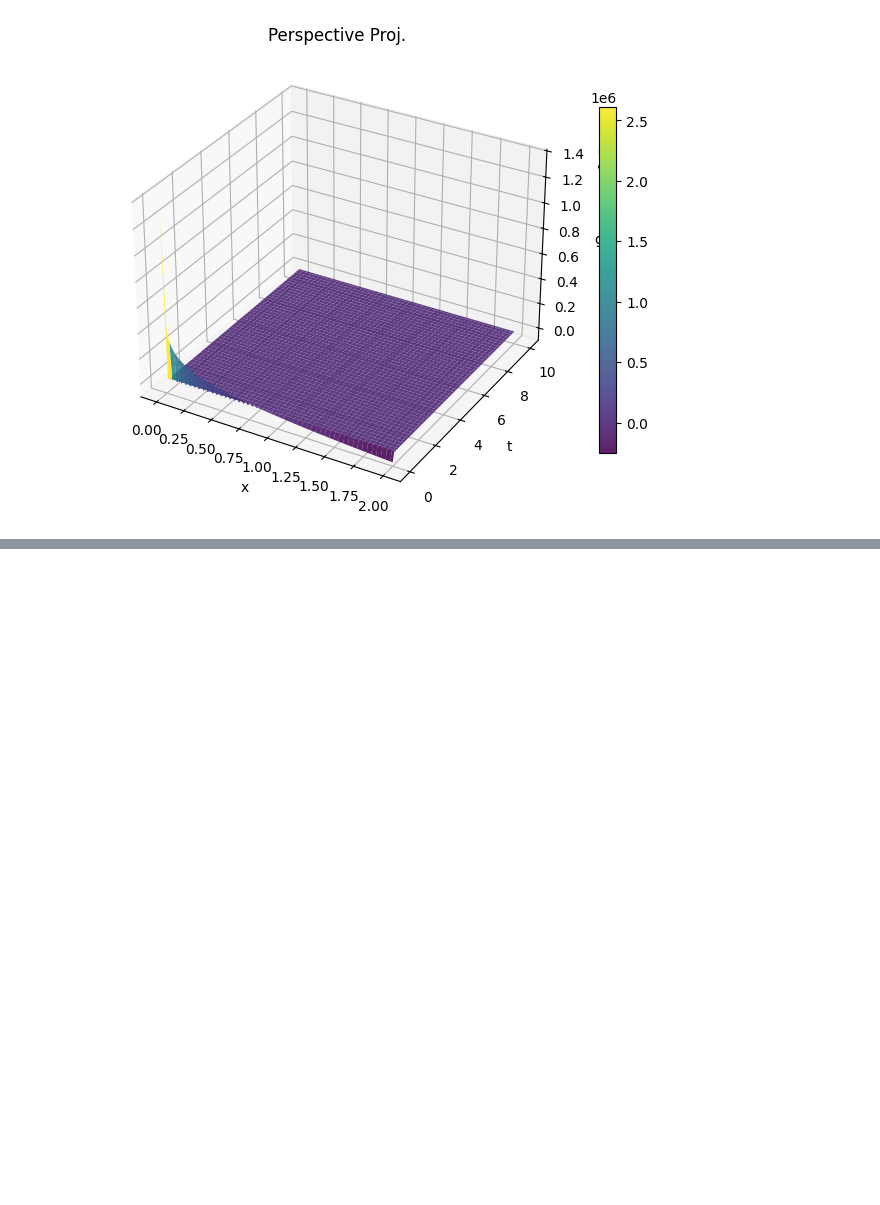
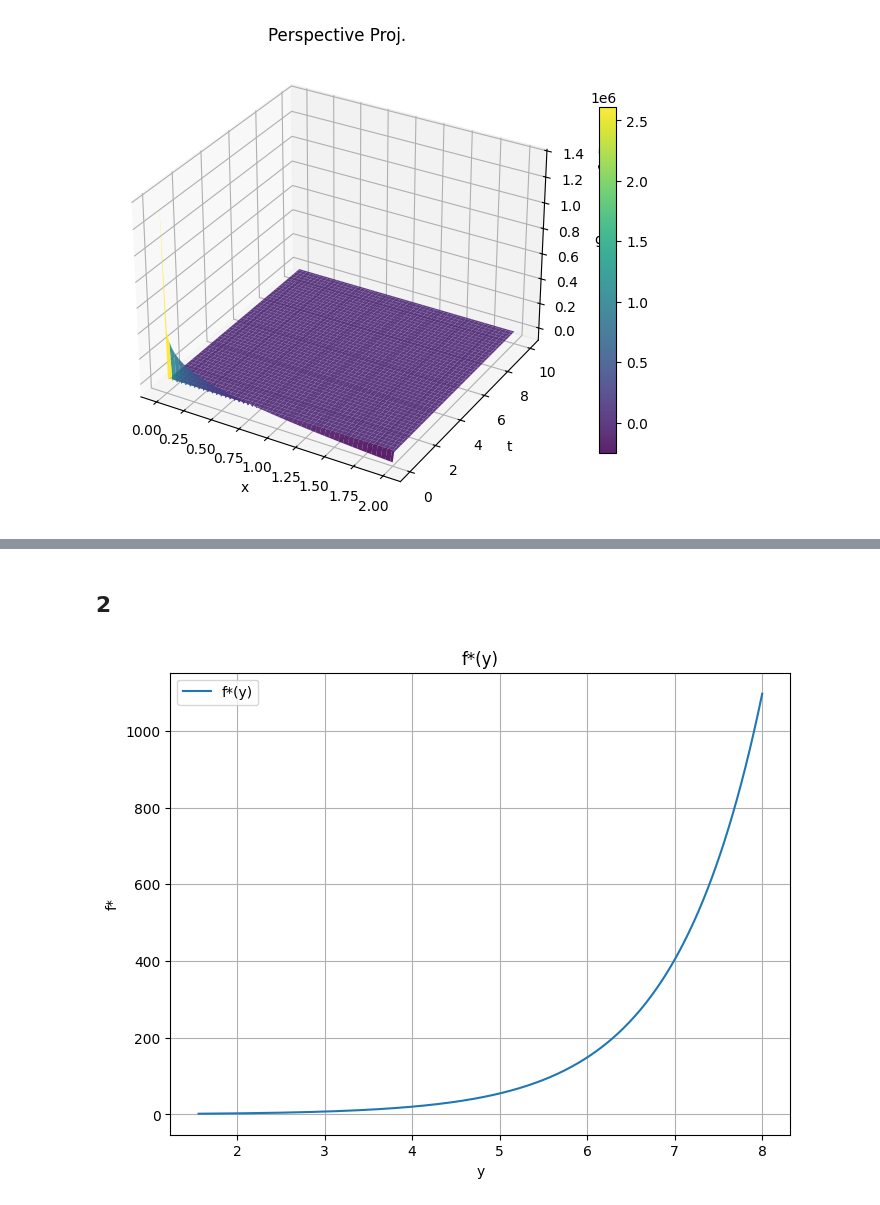
Before and after one commit to Adrn1n/XMU-learning_CVXOPT, a Jupyter notebook: Lab/1112/Lab4.ipynb, the cells around one changed output, grey strips where cells are left out. Cells and saved outputs as stored; diff of their text form; code cells hidden in the pictures; blank space fills up the shorter version.

```diff
--- a/Lab/1112/Lab4.ipynb
+++ b/Lab/1112/Lab4.ipynb
@@ -491,0 +541,7 @@ plt.show()
+# %% [markdown]
+## 2
+# %%
+f = lambda x: x * np.log(x) if x > 0 else np.nan
+g = lambda y, x: y * x - f(x)
+# %%
+y_vals = np.linspace(-8, 8, 1000)
@@ -491,0 +569,18 @@ plt.show()
+# %%
+fig = plt.figure(figsize=(8, 6))
+
+plt.plot(
+    y_vals,
+    [-(minimize_scalar(lambda t: -g(y_, t)).fun) for y_ in y_vals],
+    label="f*(y)",
+    linestyle="-",
+)
+
+plt.title("f*(y)")
+plt.xlabel("y")
+plt.ylabel("f*")
+plt.grid(True)
+plt.legend()
+plt.show()
+# %% [output]
+[figure, added]
```
Also changed, not shown: parts of 23 cells of this notebook.
